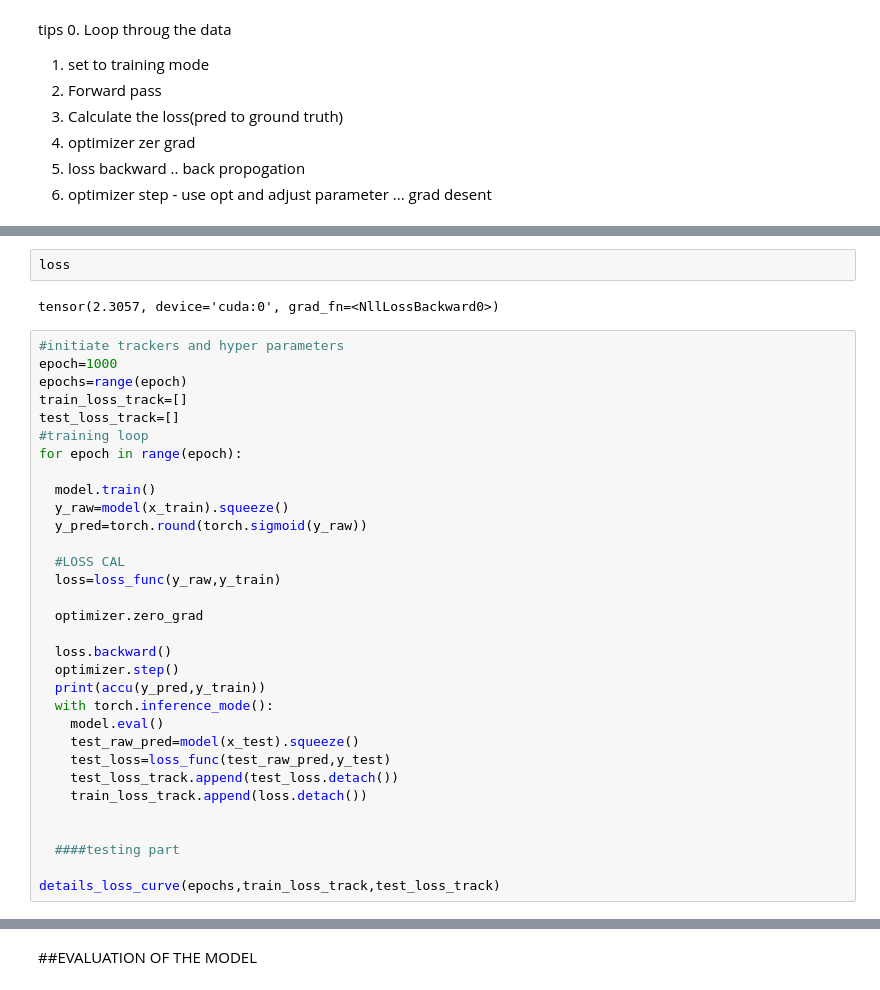
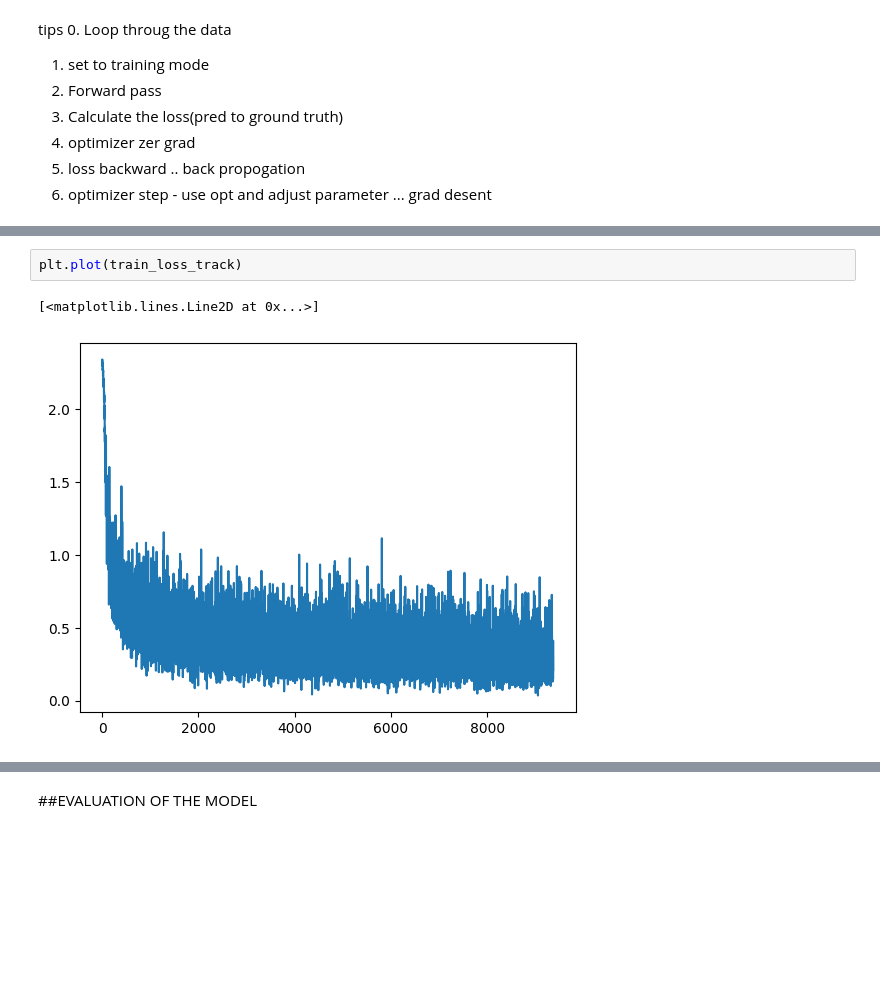
Before and after one commit to AhamedShimak/pytorch, a Jupyter notebook: computer_vision_cnn_code_along.ipynb, the cells around one changed output, grey strips where cells are left out. Drawn from its saved outputs; the diff is of its cells as text; blank space fills up the shorter version.

```diff
--- a/computer_vision_cnn_code_along.ipynb
+++ b/computer_vision_cnn_code_along.ipynb
@@ -442,36 +420,5 @@ KeyboardInterrupt: ignored
-# %%
-loss
-# %% [output]
-tensor(2.3057, device='cuda:0', grad_fn=<NllLossBackward0>)
-# %%
-#initiate trackers and hyper parameters
-epoch=1000
-epochs=range(epoch)
-train_loss_track=[]
-test_loss_track=[]
-#training loop
-for epoch in range(epoch):
-
-  model.train()
-  y_raw=model(x_train).squeeze()
-  y_pred=torch.round(torch.sigmoid(y_raw))
-
-  #LOSS CAL
-  loss=loss_func(y_raw,y_train)
-
-  optimizer.zero_grad
-
-  loss.backward()
-  optimizer.step()
-  print(accu(y_pred,y_train))
-  with torch.inference_mode():
-    model.eval()
-    test_raw_pred=model(x_test).squeeze()
-    test_loss=loss_func(test_raw_pred,y_test)
-    test_loss_track.append(test_loss.detach())
-    train_loss_track.append(loss.detach())
-
-
-  ####testing part
-
-details_loss_curve(epochs,train_loss_track,test_loss_track)
+# %%
+plt.plot(train_loss_track)
+# %% [output]
+[<matplotlib.lines.Line2D at 0x...>]
+[figure, added]
```
Also changed, not shown: parts of 16 cells of this notebook.
